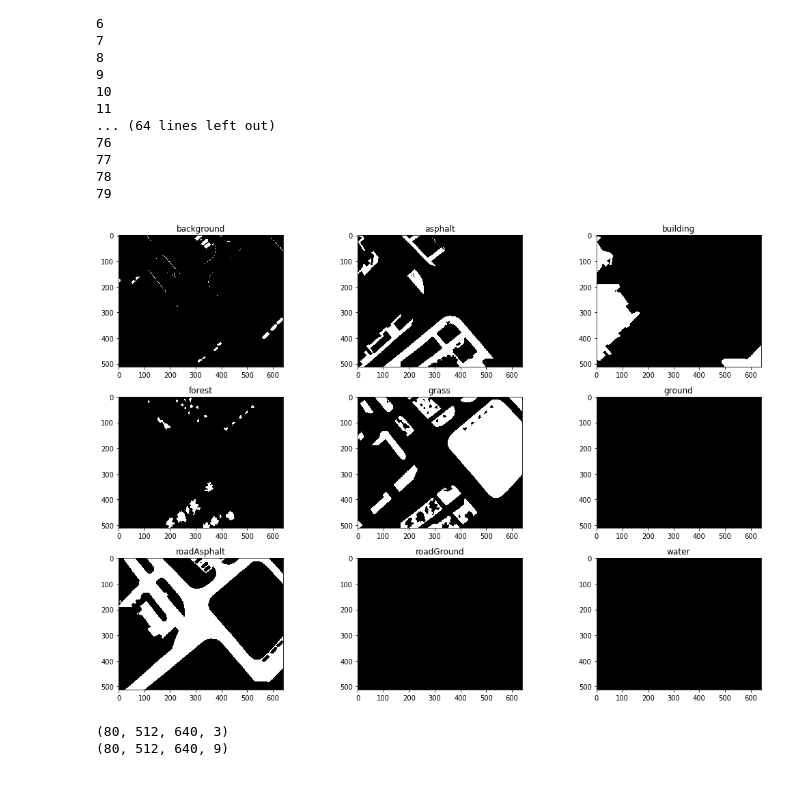
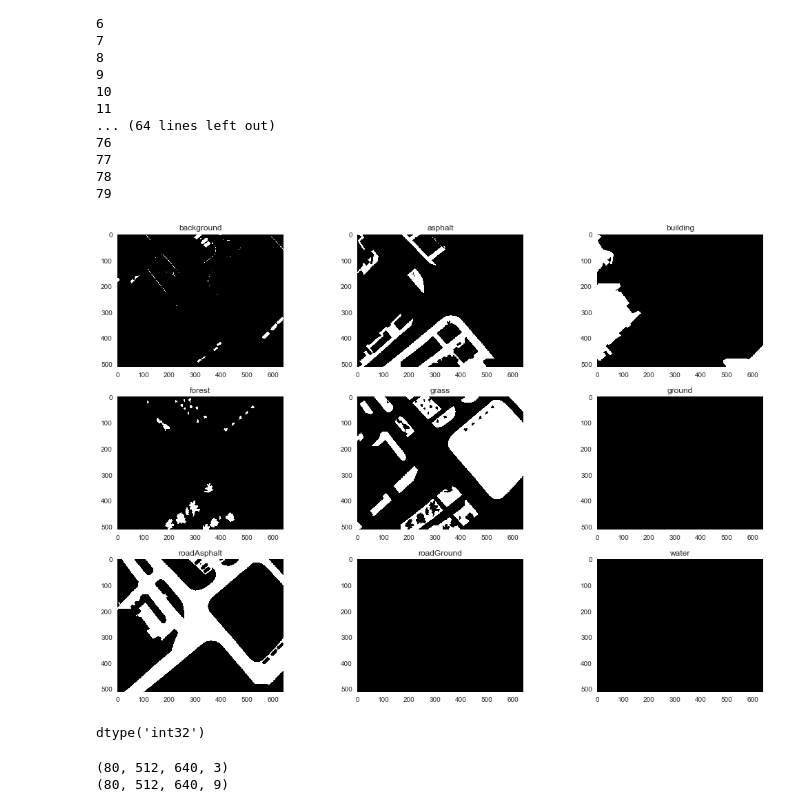
Before and after one commit to vladostan/copterutils, a Jupyter notebook: seg/pipeline_1.ipynb, the cells around one changed output. Drawn from its saved outputs; the diff is of its cells as text; code cells hidden in the pictures.

```diff
--- a/seg/pipeline_1.ipynb
+++ b/seg/pipeline_1.ipynb
@@ -58,13 +95,12 @@ print(y.shape)
 # %%
 n_images, h, w = y.shape
 y = y.reshape([n_images, h*w])
-cs = ['background','asphalt', 'building', 'forest', 'grass', 'ground', 'roadAsphalt', 'roadGround', 'water']
 n_classes = len(cs)
-temp = np.zeros(np.append(y.shape,n_classes),dtype='bool_')
+temp = np.zeros(np.append(y.shape,n_classes),dtype='int')
 # %%
 for i in range (n_images):
     for j in range(h*w):
-            temp[i,j,(y[i,j])] = True
+            temp[i,j,(y[i,j])] = 1
     print(i)
 # %% [output]
 0
@@ -91,18 +126,23 @@ del(temp)
 # %%
 nrows, ncols = 3,3
 fig, axes = plt.subplots(nrows=3, ncols=3)
 fig.set_size_inches(15,10)
 cl = 0
 im = 59
 for i in range(nrows):
     for j in range(ncols):
         axes[i,j].imshow(y[im,:,:,cl], cmap='gray')
         axes[i,j].set_title(cs[cl])
+        axes[i,j].grid(None)
         cl += 1
 
 fig.tight_layout()
 # %% [output]
-[figure, old version]
+[figure, new version]
+# %%
+y.dtype
+# %% [output]
+dtype('int32')
 # %%
 print(x.shape)
 print(y.shape)
```
Also changed, not shown: parts of 51 cells of this notebook, 1 other file.
